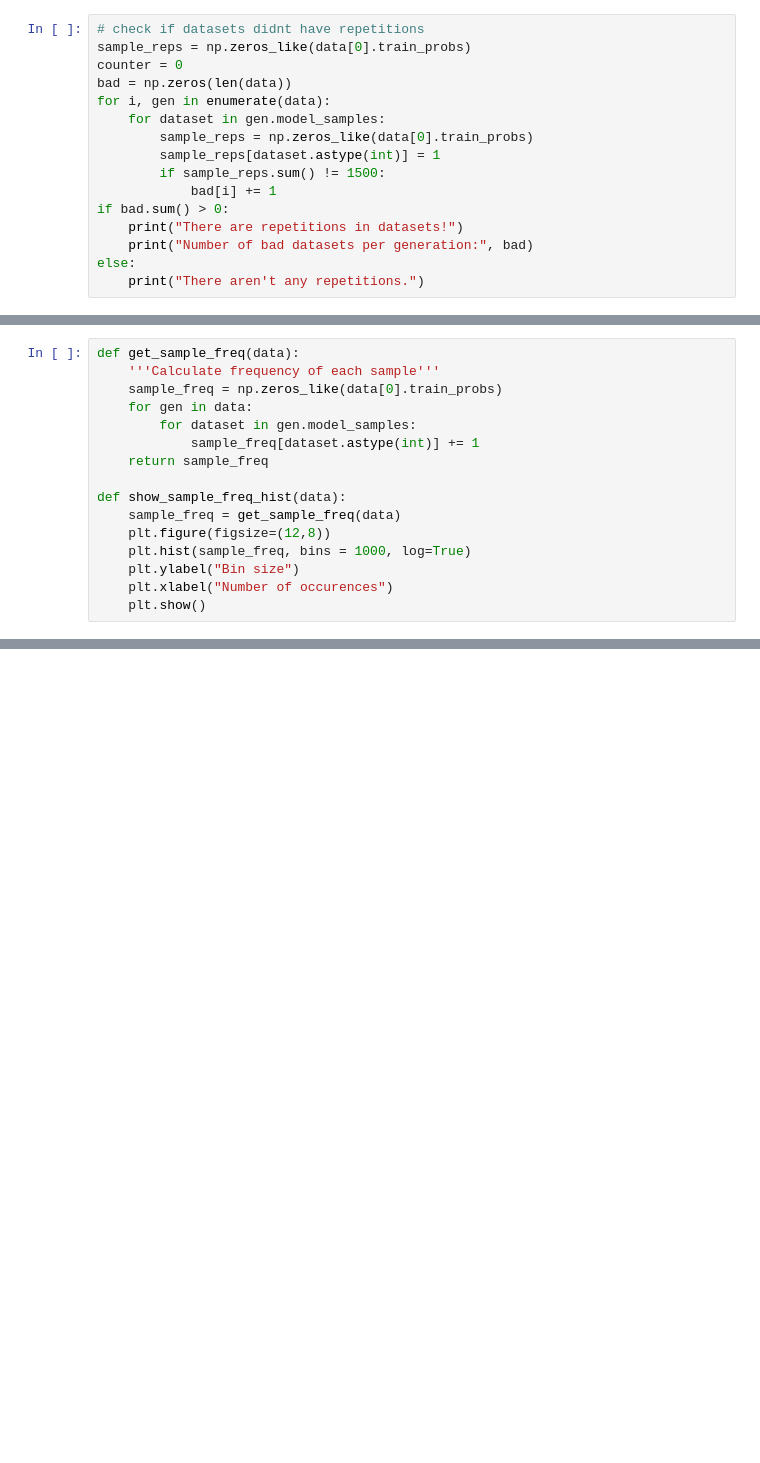
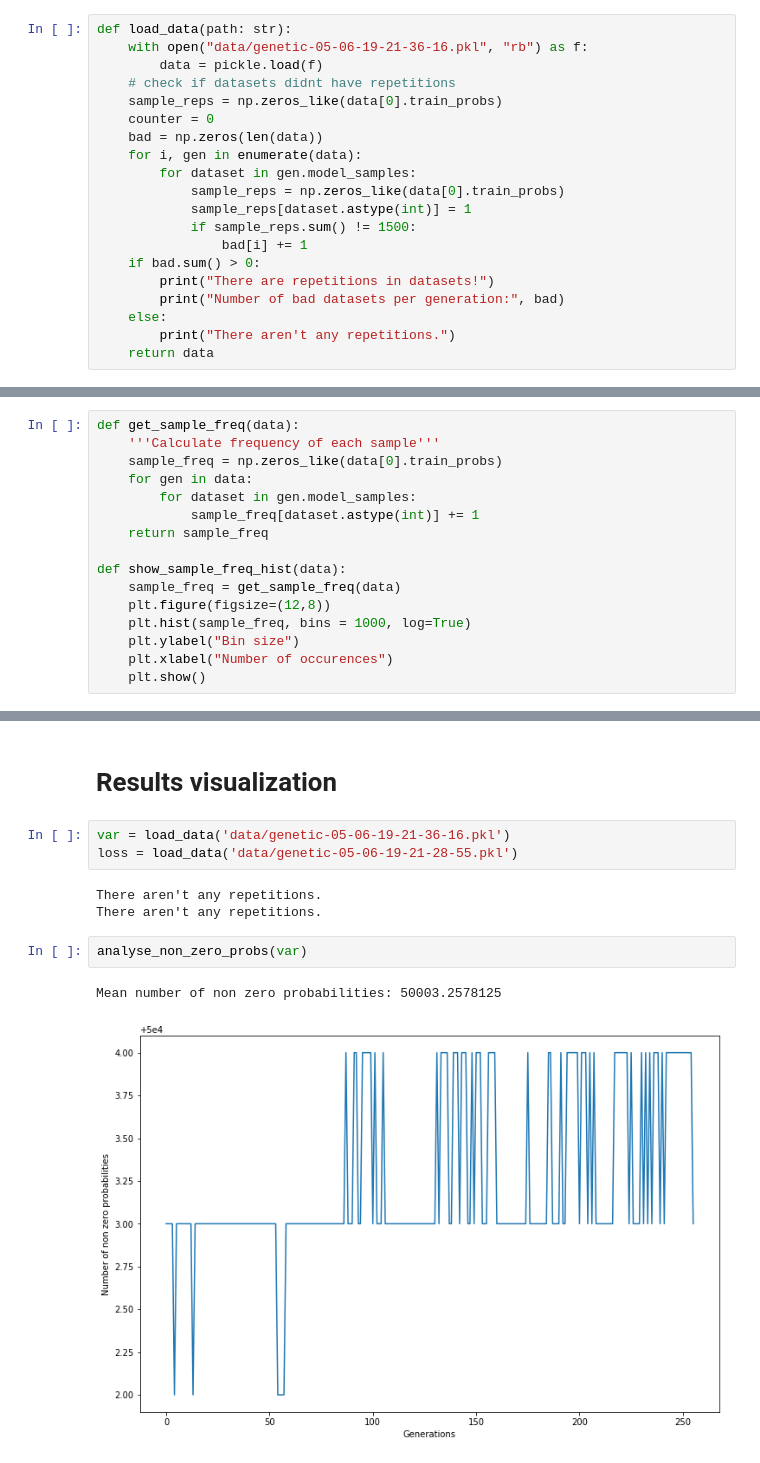
Before and after one commit to tmiskow/clash-royale-challenge, a Jupyter notebook: Visualizations.ipynb, the cells around one changed output, grey strips where cells are left out. Saved outputs shown, nothing was run; the diff lists cells and outputs as text; blank space fills up the shorter version.

Commit message:
Fix bad sample elimination in genetic.py + experiment visualization

```diff
--- a/Visualizations.ipynb
+++ b/Visualizations.ipynb
@@ -14,17 +10,21 @@ with open("data/genetic-05-06-19-21-36-16.pkl", "rb") as f:
 # %%
-# check if datasets didnt have repetitions
-sample_reps = np.zeros_like(data[0].train_probs)
-counter = 0
-bad = np.zeros(len(data))
-for i, gen in enumerate(data):
-    for dataset in gen.model_samples:
-        sample_reps = np.zeros_like(data[0].train_probs)
-        sample_reps[dataset.astype(int)] = 1
-        if sample_reps.sum() != 1500:
-            bad[i] += 1
-if bad.sum() > 0:
-    print("There are repetitions in datasets!")
-    print("Number of bad datasets per generation:", bad)
-else:
-    print("There aren't any repetitions.")
+def load_data(path: str):
+    with open("data/genetic-05-06-19-21-36-16.pkl", "rb") as f:
+        data = pickle.load(f)
+    # check if datasets didnt have repetitions
+    sample_reps = np.zeros_like(data[0].train_probs)
+    counter = 0
+    bad = np.zeros(len(data))
+    for i, gen in enumerate(data):
+        for dataset in gen.model_samples:
+            sample_reps = np.zeros_like(data[0].train_probs)
+            sample_reps[dataset.astype(int)] = 1
+            if sample_reps.sum() != 1500:
+                bad[i] += 1
+    if bad.sum() > 0:
+        print("There are repetitions in datasets!")
+        print("Number of bad datasets per generation:", bad)
+    else:
+        print("There aren't any repetitions.")
+    return data
 # %% [markdown]
@@ -121,0 +133,13 @@ def show_sample_freq_hist(data):
+# %% [markdown]
+# Results visualization
+# %%
+var = load_data('data/genetic-05-06-19-21-36-16.pkl')
+loss = load_data('data/genetic-05-06-19-21-28-55.pkl')
+# %% [output]
+There aren't any repetitions.
+There aren't any repetitions.
+# %%
+analyse_non_zero_probs(var)
+# %% [output]
+Mean number of non zero probabilities: 50003.2578125
+[figure, added]
```
Also changed, not shown: parts of 22 cells of this notebook, 1 other file.
